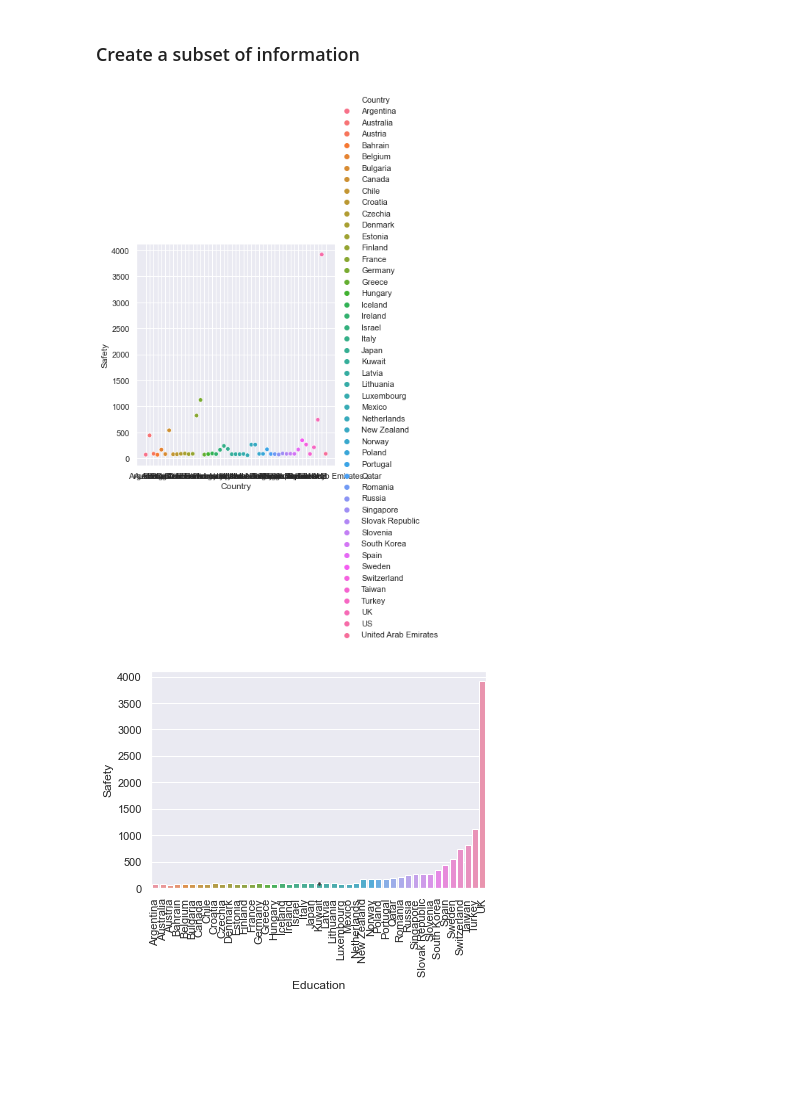
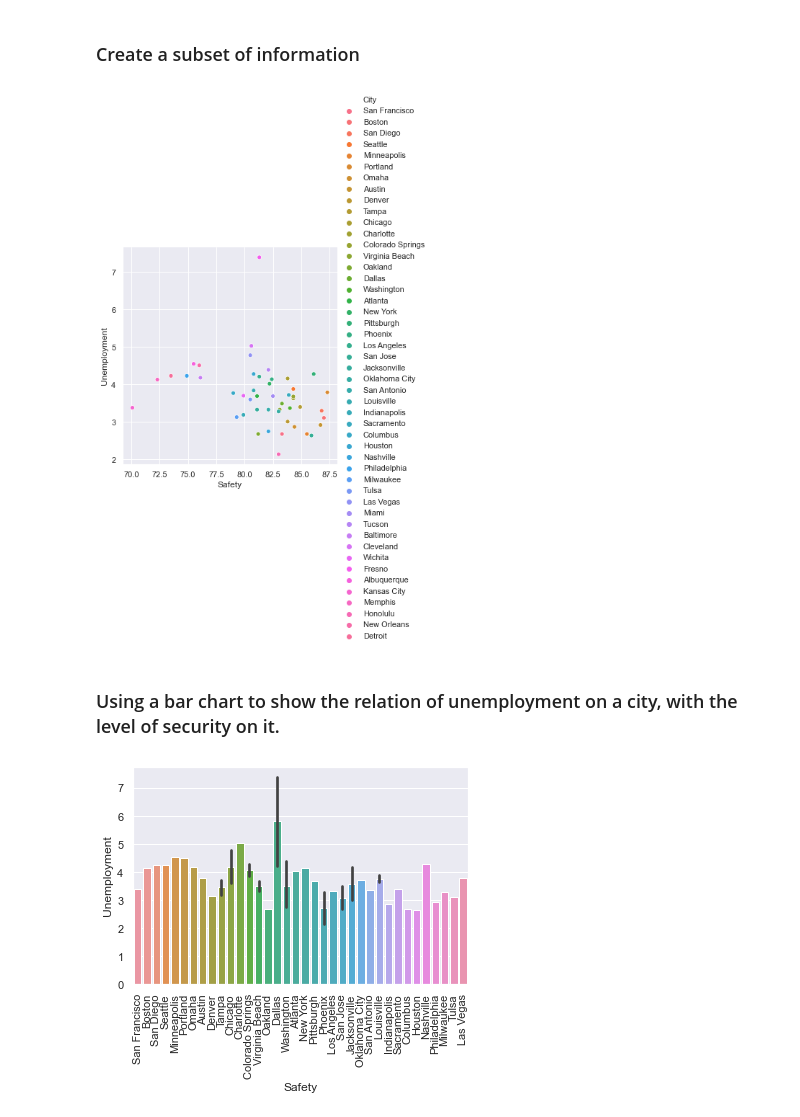
Before and after one commit to ilealm/data-visualization, a Jupyter notebook: data_visualization.ipynb, the cells around one changed output. Saved outputs shown, nothing was run; the diff lists cells and outputs as text; code cells hidden in the pictures; blank space fills up the shorter version.

```diff
--- a/data_visualization.ipynb
+++ b/data_visualization.ipynb
@@ -228,0 +212,3 @@ Index(['City', 'Country', 'Housing Affordability', 'Living Costs by Income',
+# %%
+housing_us = housing[housing['Country'] =='US']
+housing_us
@@ -239,16 +239,17 @@ housing_education = housing.groupby("Country", as_index=False).sum()
 # %%
-sns.relplot(x="Country",y ="Safety", hue='Country', data=housing_education)
+sns.relplot(x="Safety",y ="Unemployment", hue='City', data=housing_us)
 print()
 # %% [output]
-[figure, old version]
+[figure, new version]
+# %% [markdown]
+### Using a bar chart to show the relation of unemployment on a city, with the level of security on it.
 # %%
 from calendar import month_abbr
-contries= housing_education['Country']
-g=sns.barplot(x="Education",y="Safety", data=housing_education)
+cities= housing_us['City']
+g=sns.barplot(x="Safety",y="Unemployment", data=housing_us)
 
-g.set_xticklabels(labels=contries, rotation=90)
-
+g.set_xticklabels(labels=cities, rotation=90)
 
 print()
 # %% [output]
-[figure, old version]
+[figure, new version]
```
Also changed, not shown: parts of 8 cells of this notebook.
